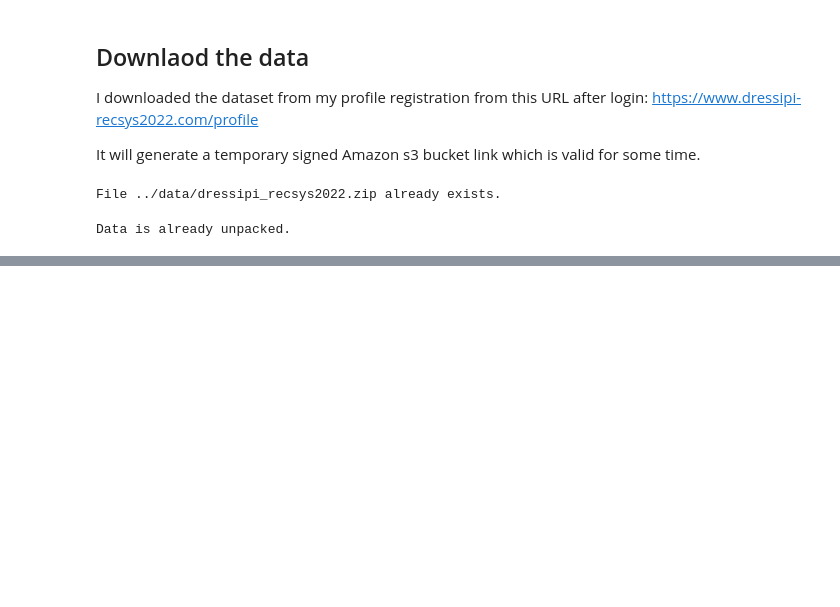
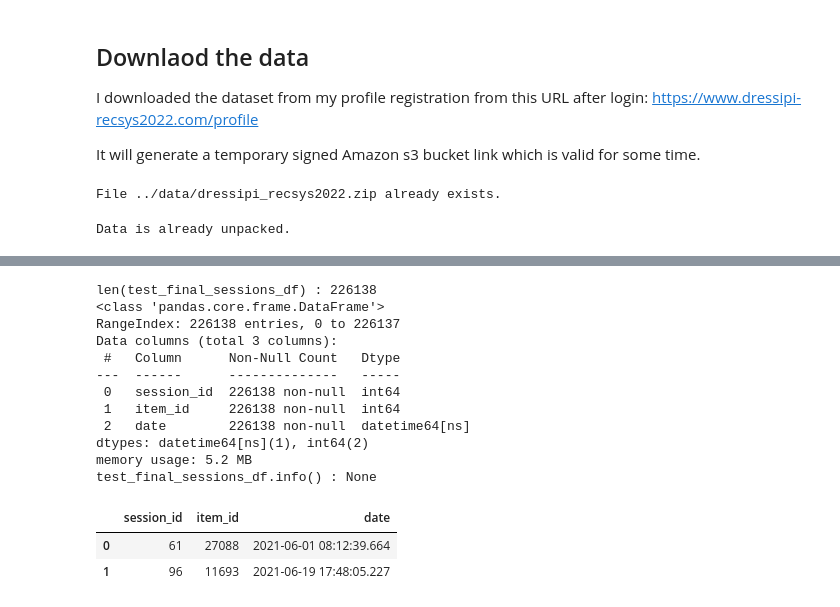
Before and after one commit to borkox/uni-sofia-recsys-dressipi, a Jupyter notebook: notebooks/EDA.ipynb, the cells around one changed output, grey strips where cells are left out. Cells and saved outputs as stored; diff of their text form; code cells hidden in the pictures; blank space fills up the shorter version.

```diff
--- a/notebooks/EDA.ipynb
+++ b/notebooks/EDA.ipynb
@@ -141,0 +155,23 @@ candidate_items_df.info() : None
+# %%
+# test_final_sessions.csv
+# The input sessions for prediction for the leaderboard.
+test_final_sessions_df = pd.read_csv("../data/dressipi_recsys2022/test_final_sessions.csv", parse_dates=['date'])
+print(f"len(test_final_sessions_df) : {len(test_final_sessions_df)}")
+print(f"test_final_sessions_df.info() : {test_final_sessions_df.info()}")
+test_final_sessions_df.head(2)
+# %% [output]
+len(test_final_sessions_df) : 226138
+<class 'pandas.core.frame.DataFrame'>
+RangeIndex: 226138 entries, 0 to 226137
+Data columns (total 3 columns):
+ #   Column      Non-Null Count   Dtype
+---  ------      --------------   -----
+ 0   session_id  226138 non-null  int64
+ 1   item_id     226138 non-null  int64
+ 2   date        226138 non-null  datetime64[ns]
+dtypes: datetime64[ns](1), int64(2)
+memory usage: 5.2 MB
+test_final_sessions_df.info() : None
+|  | session_id | item_id | date |
+| 0 | 61 | 27088 | 2021-06-01 08:12:39.664 |
+| 1 | 96 | 11693 | 2021-06-19 17:48:05.227 |
```
Also changed, not shown: parts of 16 cells of this notebook.
